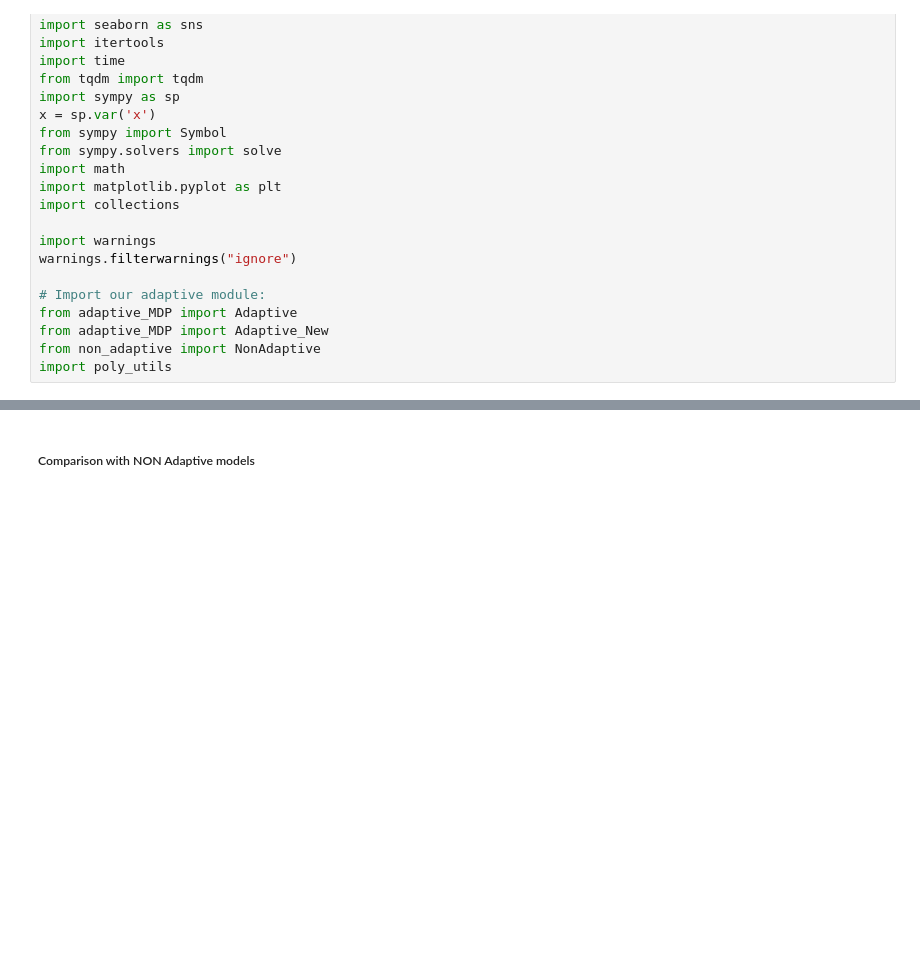
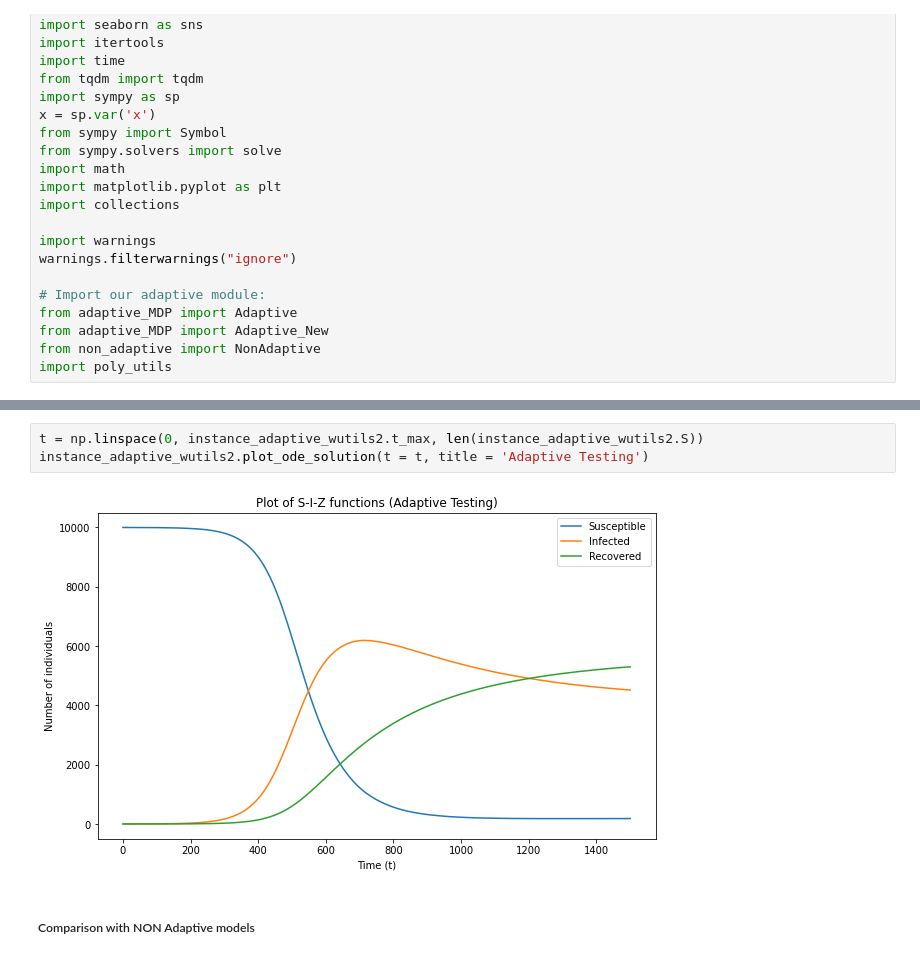
Before and after one commit to JimmyCalvoMonge/adaptive, a Jupyter notebook: design/adaptive/adaptive_use.ipynb, the cells around one changed output, grey strips where cells are left out. Saved outputs shown, nothing was run; the diff lists cells and outputs as text; blank space fills up the shorter version.

```diff
--- a/design/adaptive/adaptive_use.ipynb
+++ b/design/adaptive/adaptive_use.ipynb
@@ -86,3 +152,8 @@ instance_adaptive_wutils.plot_ode_solution(t = t, title = 'Adaptive Testing')
+# %%
+t = np.linspace(0, instance_adaptive_wutils2.t_max, len(instance_adaptive_wutils2.S))
+instance_adaptive_wutils2.plot_ode_solution(t = t, title = 'Adaptive Testing')
+# %% [output]
+[figure, added]
 # %% [markdown]
 ##### Comparison with NON Adaptive models
 # %%
```
Also changed, not shown: parts of 12 cells of this notebook, 49 other files.
